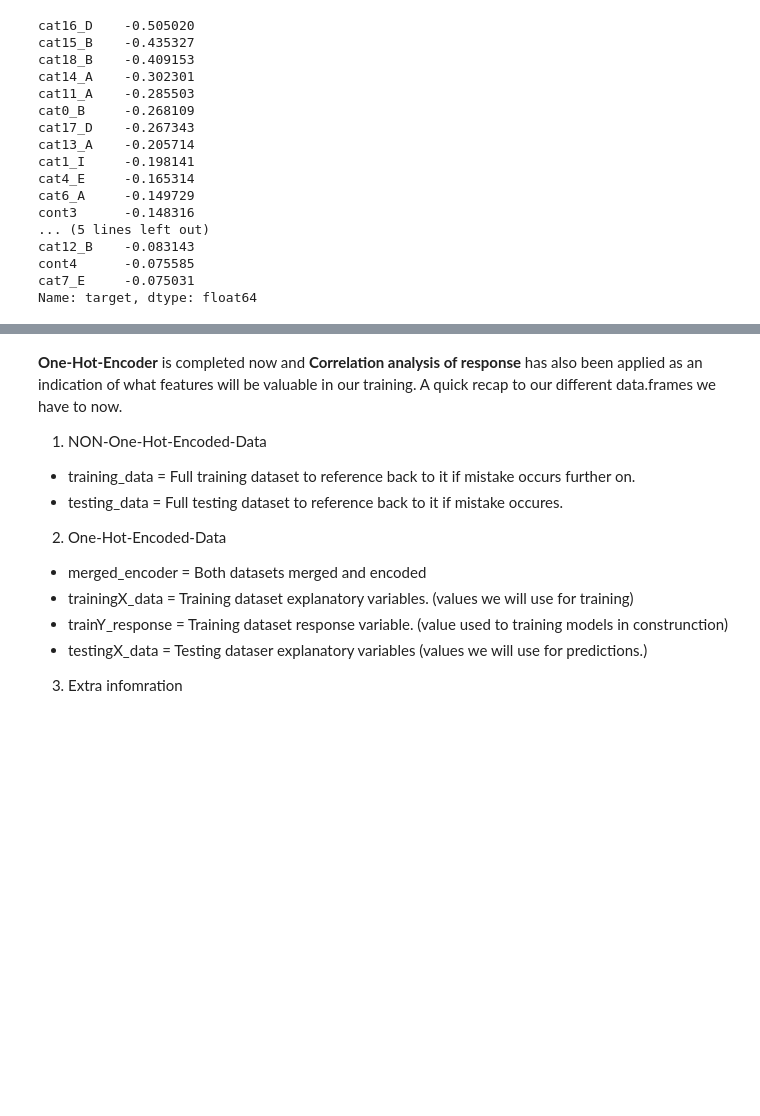
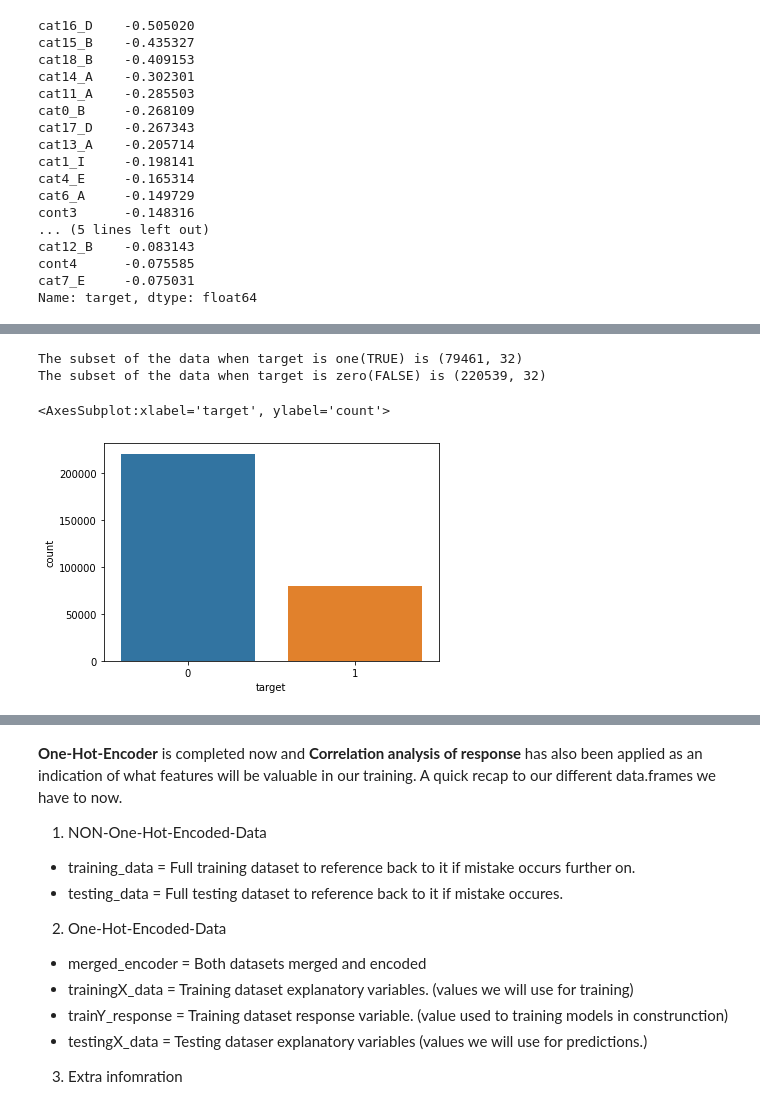
Before and after one commit to AMLoucas/ID5059-Project-2, a Jupyter notebook: Final-Markdown.ipynb, the cells around one changed output, grey strips where cells are left out. Drawn from its saved outputs; the diff is of its cells as text; code cells hidden in the pictures; blank space fills up the shorter version.

Commit message:
Fixed info visualisation

```diff
--- a/Final-Markdown.ipynb
+++ b/Final-Markdown.ipynb
@@ -254,0 +268,12 @@ From the above results we can see some values close to 0, which indicates they d
+# %%
+data_target_one = training_data[training_data['target'] == 1]
+print("The subset of the data when target is one(TRUE) is {} ".format(data_target_one.shape))
+data_target_zero = training_data[training_data['target'] == 0]
+print("The subset of the data when target is zero(FALSE) is {} ".format(data_target_zero.shape))
+
+sns.countplot(data =training_data, x='target')
+# %% [output]
+The subset of the data when target is one(TRUE) is (79461, 32)
+The subset of the data when target is zero(FALSE) is (220539, 32)
+<AxesSubplot:xlabel='target', ylabel='count'>
+[figure, added]
```
Also changed, not shown: parts of 28 cells of this notebook.
